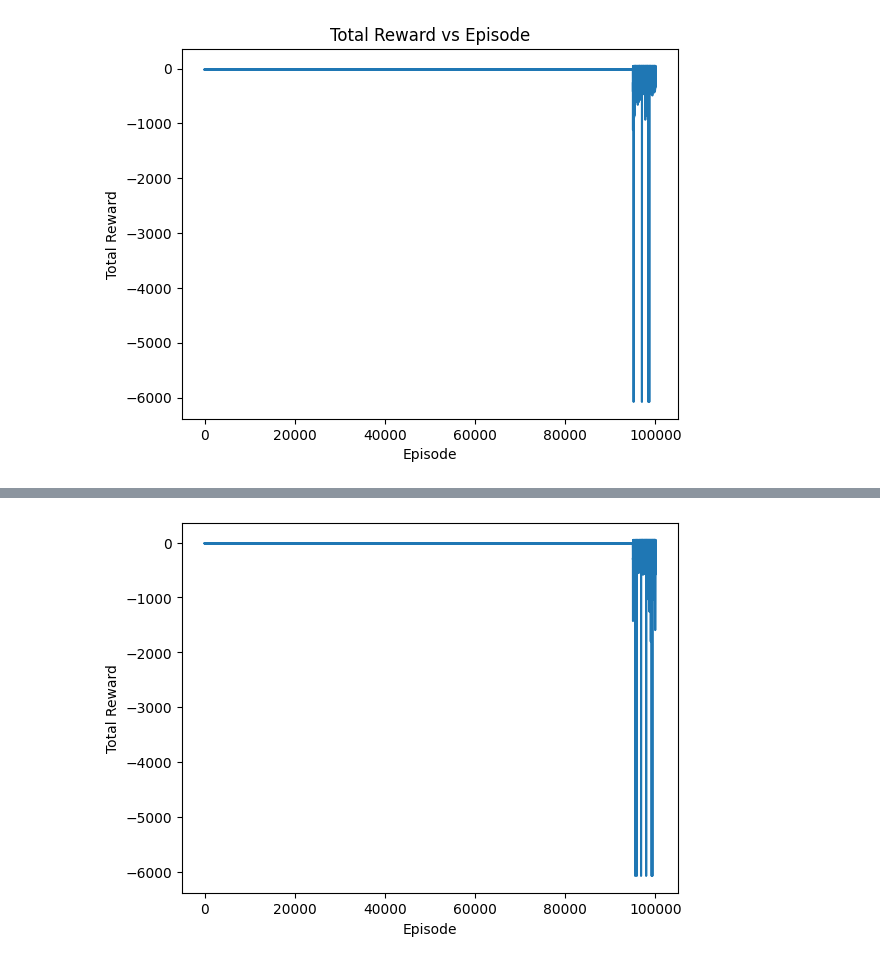
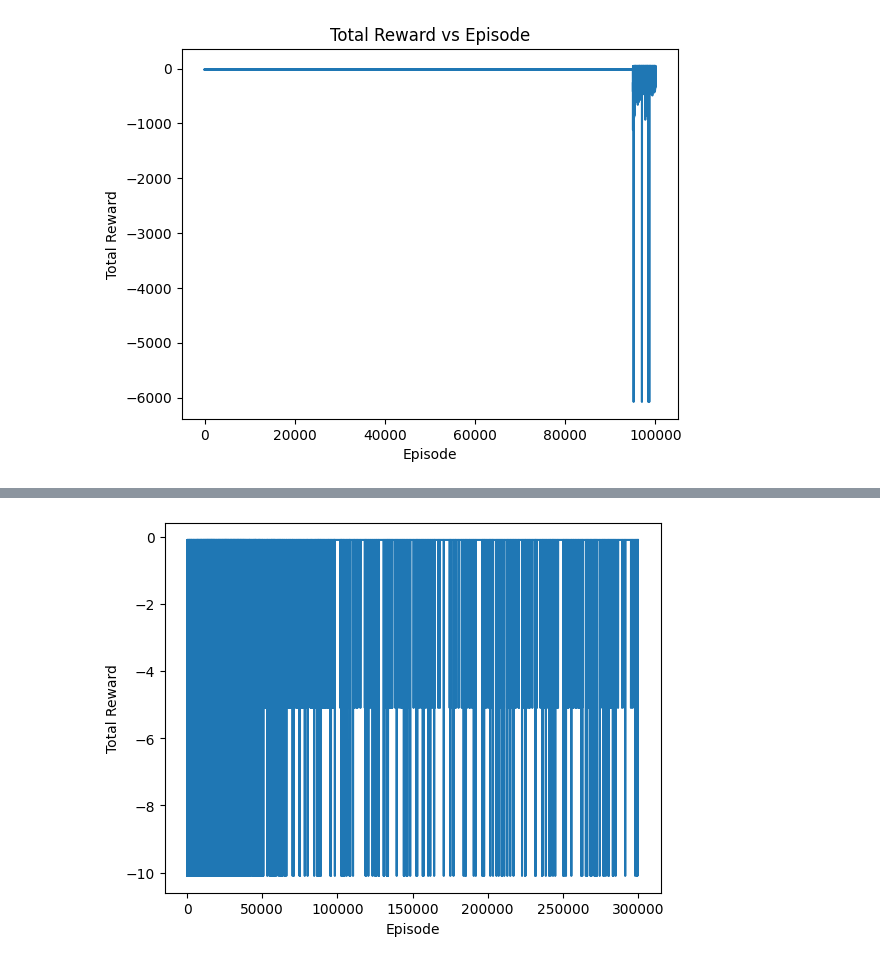
Before and after one commit to GaloisChuang/DRL-Assignment-1, a Jupyter notebook: Train_Q_table.ipynb, the cells around one changed output, grey strips where cells are left out. Cells and saved outputs as stored; diff of their text form; code cells hidden in the pictures.

Commit message:
100% normal Q table

```diff
--- a/Train_Q_table.ipynb
+++ b/Train_Q_table.ipynb
@@ -190,6 +190,6 @@ def save_q_table(q_table, filename='q_table.pkl'):
     with open(filename, 'wb') as f:
         pickle.dump(q_table, f)
 # %%
-q_table, total_rewards = table_q_learning(episode = 1000000, alpha = 0.1, gamma = 0.99, epsilon_start = 1.0, epsilon_end = 0.01, epsilon_decay = 0.9999, memory = 100000)
+q_table, total_rewards = table_q_learning(episode = 1000000, alpha = 0.1, gamma = 0.99, epsilon_start = 1.0, epsilon_end = 0.01, epsilon_decay = 0.9999, memory = 10000000)
 save_q_table(q_table)
 # %% [output]
@@ -494,12 +474,11 @@ def simple_table_q_learning(
 
             # Take action in environment
             next_raw_state, reward, done, _ = env.step(action)
-            shaped_reward = reward
 
             step_count += 1
 
-            if saved:
-                env.render_env(taxi_pos, action = action, step = step_count)
+            # if saved:
+            #     env.render_env(taxi_pos, action = action, step = step_count)
 
             # Unpack next state
             (
@@ -509,7 +488,7 @@ def simple_table_q_learning(
             ) = next_raw_state
 
             next_state = (
-                obstacle_south, obstacle_north, obstacle_east, obstacle_west,
+                obstacle_south, obstacle_north, obstacle_east, obstacle_west
             )
 
             if next_state not in q_table:
@@ -548,5 +527,5 @@ def save_q_table(q_table, filename='q_table.pkl'):
     with open(filename, 'wb') as f:
         pickle.dump(q_table, f)
 # %%
-lazy_q_table, lasy_reward = lazy_table_q_learning(episode = 1000, alpha = 0.1, gamma = 0.99, epsilon_start = 1.0, epsilon_end = 0.001, epsilon_decay = 0.9999, memory = 100000)
-save_q_table(lazy_q_table, filename='simple_q_table.pkl')
+simple_q_table, simple_reward = simple_table_q_learning(episode = 300000, alpha = 0.1, gamma = 0.99, epsilon_start = 1.0, epsilon_end = 0.001, epsilon_decay = 0.9999, memory = 10000000)
+save_q_table(simple_q_table, filename='simple_q_table.pkl')
@@ -553,9 +546,9 @@ save_q_table(lazy_q_table, filename='simple_q_table.pkl')
 # %%
 # plot the reward
 import matplotlib.pyplot as plt
-plt.plot(lasy_reward)
+plt.plot(simple_reward)
 plt.xlabel('Episode')
 plt.ylabel('Total Reward')
 plt.show()
 # %% [output]
-[figure, old version]
+[figure, new version]
```
Also changed, not shown: parts of 4 cells of this notebook, 4 other files.
